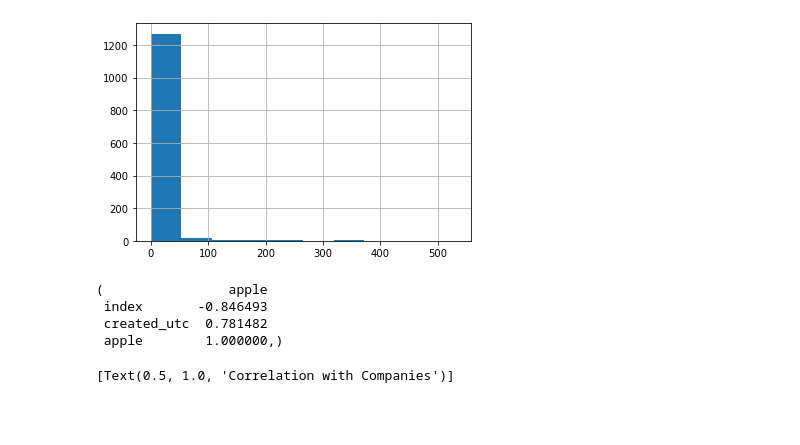
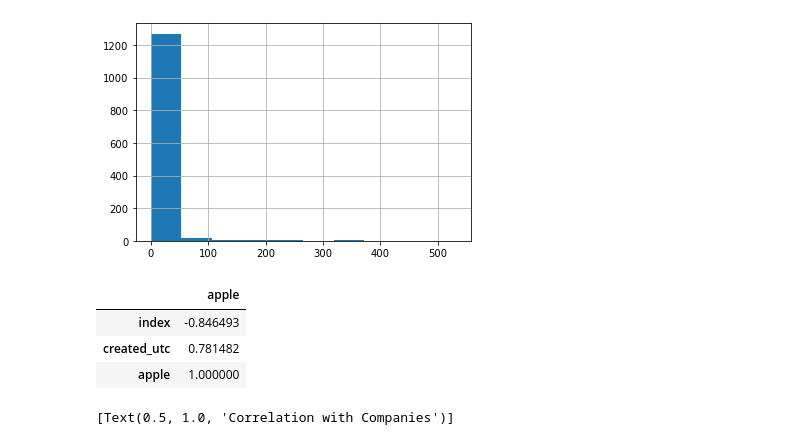
Before and after one commit to vivekbavda/Customer-Service-Apple-and-Google, a Jupyter notebook: BavdaConsultingNLPDataCleaning.ipynb, the cells around one changed output. Cells and saved outputs as stored; diff of their text form; code cells hidden in the pictures; blank space fills up the shorter version.

```diff
--- a/BavdaConsultingNLPDataCleaning.ipynb
+++ b/BavdaConsultingNLPDataCleaning.ipynb
@@ -422,12 +424,13 @@ df.num_comments.hist()
 <AxesSubplot:>
 [figure]
 # %%
-df.corr()[['apple']][(df.corr()['apple'].sort_values().abs() > .10)],
+df.corr()[['apple']][(df.corr()['apple'].sort_values().abs() > .10)]
+#Sophie Tabac's lesson nlp modeling walkthrough
 # %% [output]
-(                apple
- index       -0.846493
- created_utc  0.781482
- apple        1.000000,)
+|  | apple |
+| index | -0.846493 |
+| created_utc | 0.781482 |
+| apple | 1.000000 |
 # %%
 ax=sns.heatmap(df.corr(), annot=True, cmap='coolwarm', vmin=-1, vmax=1)
 ax.set(title = "Correlation with Companies")
```
Also changed, not shown: parts of 6 cells of this notebook, 2 other files.
